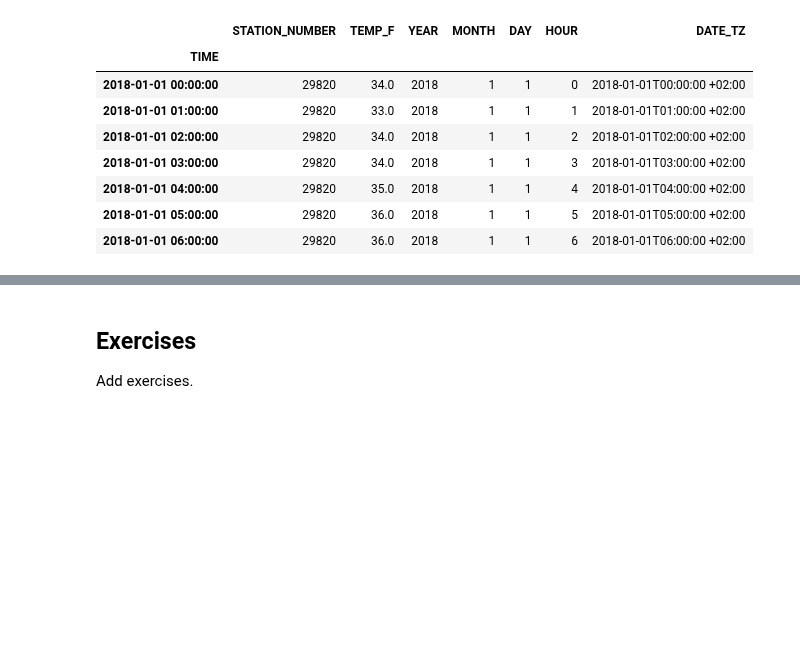
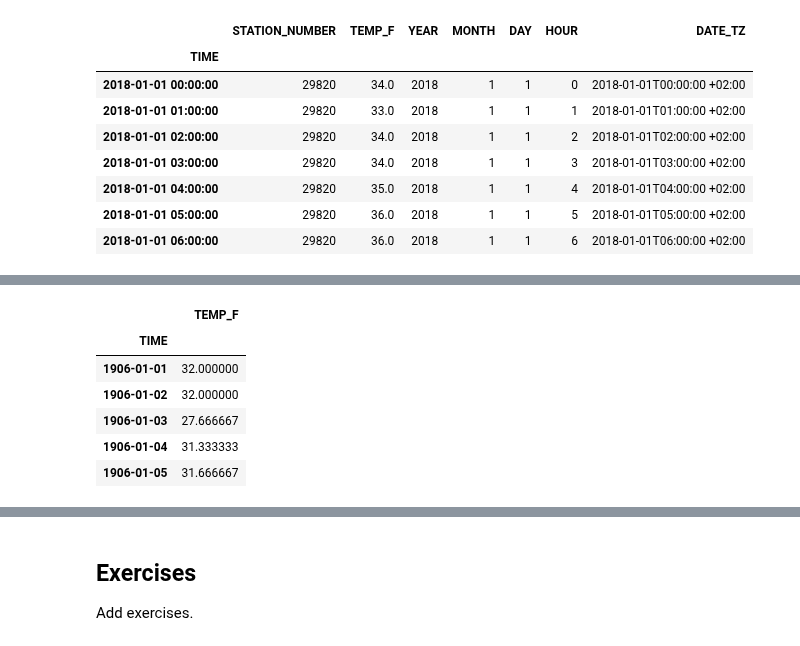
Before and after one commit to Python-GIS-book/site, a Jupyter notebook: source/part1/chapter-03/nb/03-temporal-data.ipynb, the cells around one changed output, grey strips where cells are left out. Cells and saved outputs as stored; diff of their text form; code cells hidden in the pictures; blank space fills up the shorter version.

```diff
--- a/source/part1/chapter-03/nb/03-temporal-data.ipynb
+++ b/source/part1/chapter-03/nb/03-temporal-data.ipynb
@@ -353,0 +369,11 @@ Add materials.
+# %%
+daily_average_temps = data.resample("1D")[["TEMP_F"]].mean()
+daily_average_temps.head()
+# %% [output]
+|  | TEMP_F |
+| TIME |  |
+| 1906-01-01 | 32.000000 |
+| 1906-01-02 | 32.000000 |
+| 1906-01-03 | 27.666667 |
+| 1906-01-04 | 31.333333 |
+| 1906-01-05 | 31.666667 |
```
Also changed, not shown: parts of 13 cells of this notebook.
